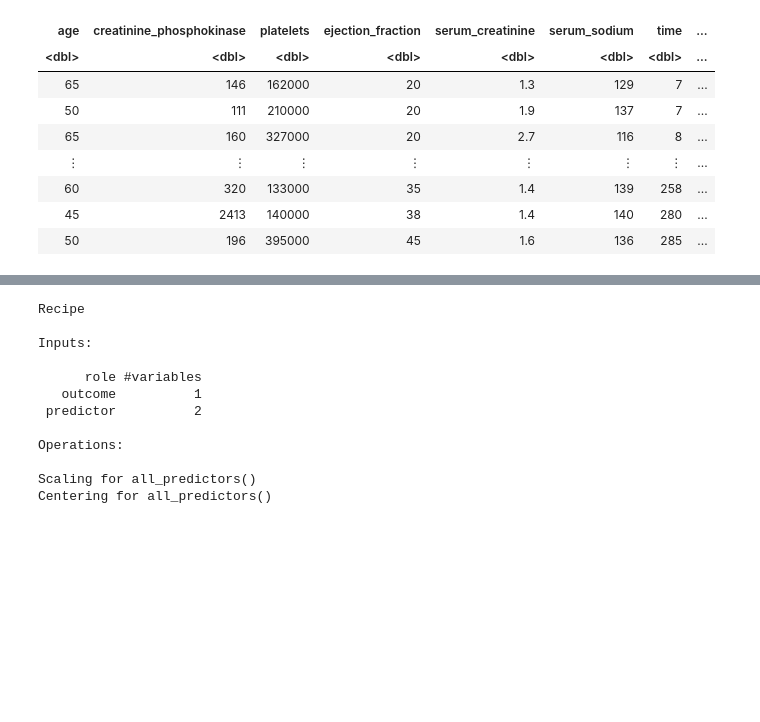
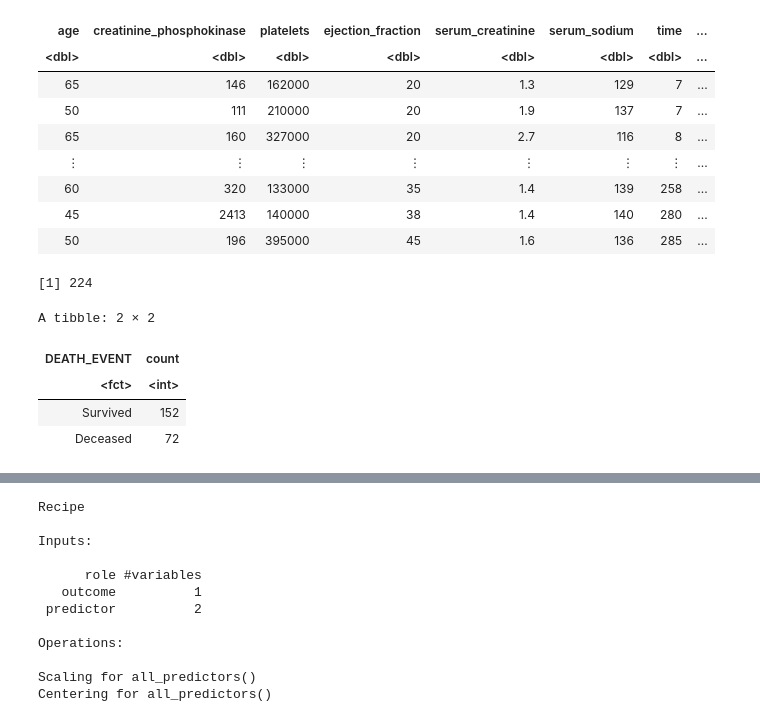
Before and after one commit to KristenisHuaiyi/Data_Science_Project, a Jupyter notebook: Untitled2.ipynb, the cells around one changed output, grey strips where cells are left out. Cells and saved outputs as stored; diff of their text form; code cells hidden in the pictures; blank space fills up the shorter version.

```diff
--- a/Untitled2.ipynb
+++ b/Untitled2.ipynb
@@ -83,3 +91,19 @@ A tibble: 75 × 8
 | 60 | 320 | 133000 | 35 | 1.4 | 139 | 258 | ... |
 | 45 | 2413 | 140000 | 38 | 1.4 | 140 | 280 | ... |
 | 50 | 196 | 395000 | 45 | 1.6 | 136 | 285 | ... |
+# %%
+train_nrow <- nrow(heart_train)
+train_nrow
+# %% [output]
+[1] 224
+# %%
+train_summarize <- heart_train |>
+                   group_by(DEATH_EVENT) |>
+                   summarise(count = n())
+train_summarize
+# %% [output]
+A tibble: 2 × 2
+| DEATH_EVENT | count |
+| <fct> | <int> |
+| Survived | 152 |
+| Deceased | 72 |
```
Also changed, not shown: parts of 6 cells of this notebook.
